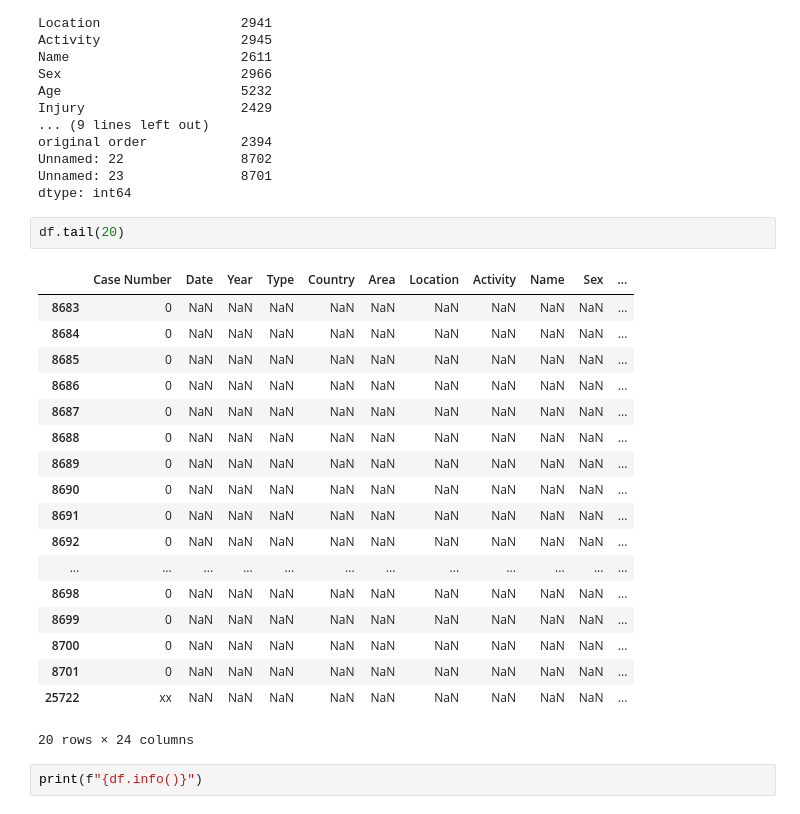
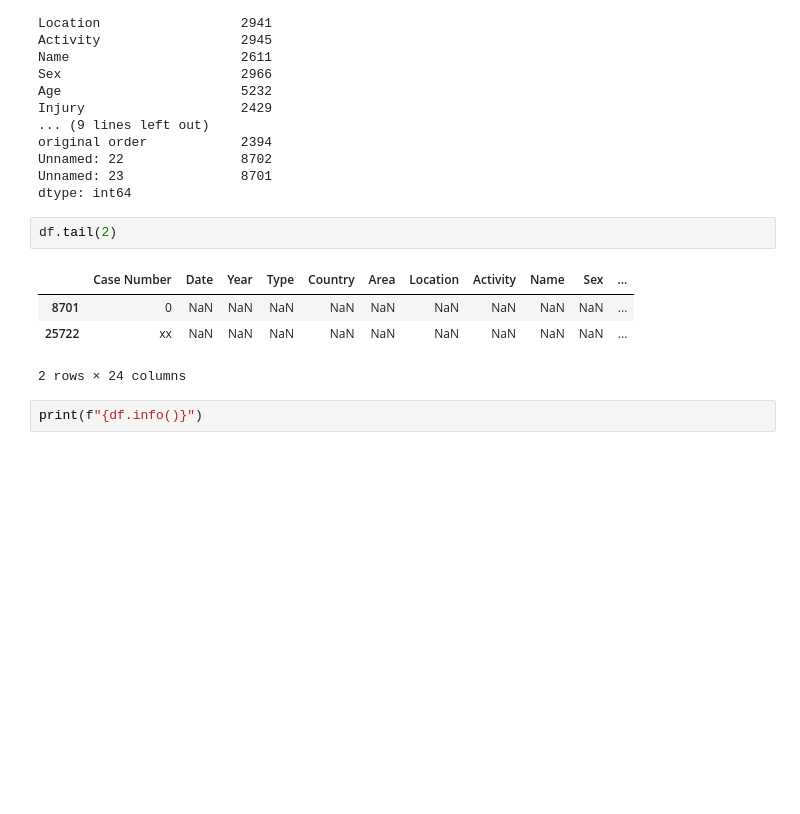
Before and after one commit to Humberthor/primer_proyecto_DAPT, a Jupyter notebook: codigo_proyecto/proyecto_main.ipynb, the cells around one changed output. Drawn from its saved outputs; the diff is of its cells as text; blank space fills up the shorter version.

```diff
--- a/codigo_proyecto/proyecto_main.ipynb
+++ b/codigo_proyecto/proyecto_main.ipynb
@@ -83,26 +83,12 @@ Unnamed: 22               8702
 Unnamed: 23               8701
 dtype: int64
 # %%
-df.tail(20)
+df.tail(2)
 # %% [output]
 |  | Case Number | Date | Year | Type | Country | Area | Location | Activity | Name | Sex | ... |
-| 8683 | 0 | NaN | NaN | NaN | NaN | NaN | NaN | NaN | NaN | NaN | ... |
-| 8684 | 0 | NaN | NaN | NaN | NaN | NaN | NaN | NaN | NaN | NaN | ... |
-| 8685 | 0 | NaN | NaN | NaN | NaN | NaN | NaN | NaN | NaN | NaN | ... |
-| 8686 | 0 | NaN | NaN | NaN | NaN | NaN | NaN | NaN | NaN | NaN | ... |
-| 8687 | 0 | NaN | NaN | NaN | NaN | NaN | NaN | NaN | NaN | NaN | ... |
-| 8688 | 0 | NaN | NaN | NaN | NaN | NaN | NaN | NaN | NaN | NaN | ... |
-| 8689 | 0 | NaN | NaN | NaN | NaN | NaN | NaN | NaN | NaN | NaN | ... |
-| 8690 | 0 | NaN | NaN | NaN | NaN | NaN | NaN | NaN | NaN | NaN | ... |
-| 8691 | 0 | NaN | NaN | NaN | NaN | NaN | NaN | NaN | NaN | NaN | ... |
-| 8692 | 0 | NaN | NaN | NaN | NaN | NaN | NaN | NaN | NaN | NaN | ... |
-| ... | ... | ... | ... | ... | ... | ... | ... | ... | ... | ... | ... |
-| 8698 | 0 | NaN | NaN | NaN | NaN | NaN | NaN | NaN | NaN | NaN | ... |
-| 8699 | 0 | NaN | NaN | NaN | NaN | NaN | NaN | NaN | NaN | NaN | ... |
-| 8700 | 0 | NaN | NaN | NaN | NaN | NaN | NaN | NaN | NaN | NaN | ... |
 | 8701 | 0 | NaN | NaN | NaN | NaN | NaN | NaN | NaN | NaN | NaN | ... |
 | 25722 | xx | NaN | NaN | NaN | NaN | NaN | NaN | NaN | NaN | NaN | ... |
-20 rows × 24 columns
+2 rows × 24 columns
 # %%
 print(f"{df.info()}")
 # %% [output]
```
Also changed, not shown: parts of 15 cells of this notebook, 4 other files.
